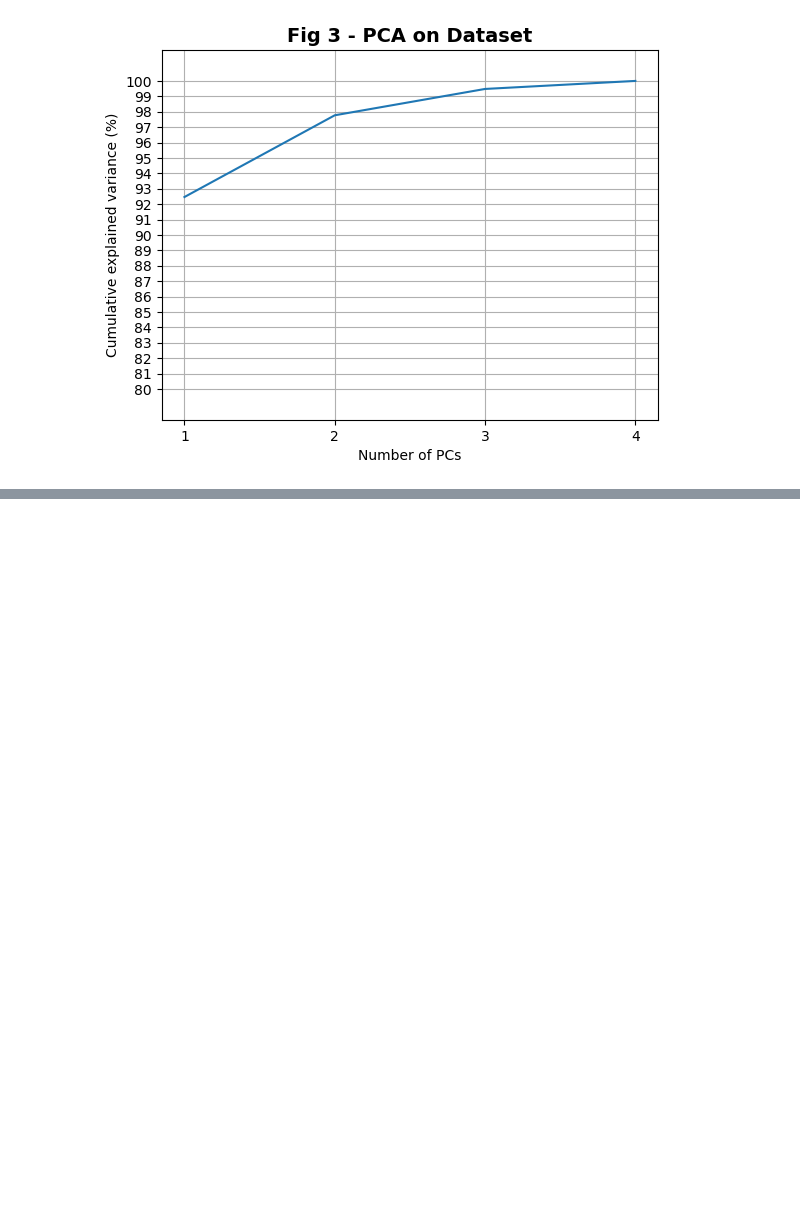
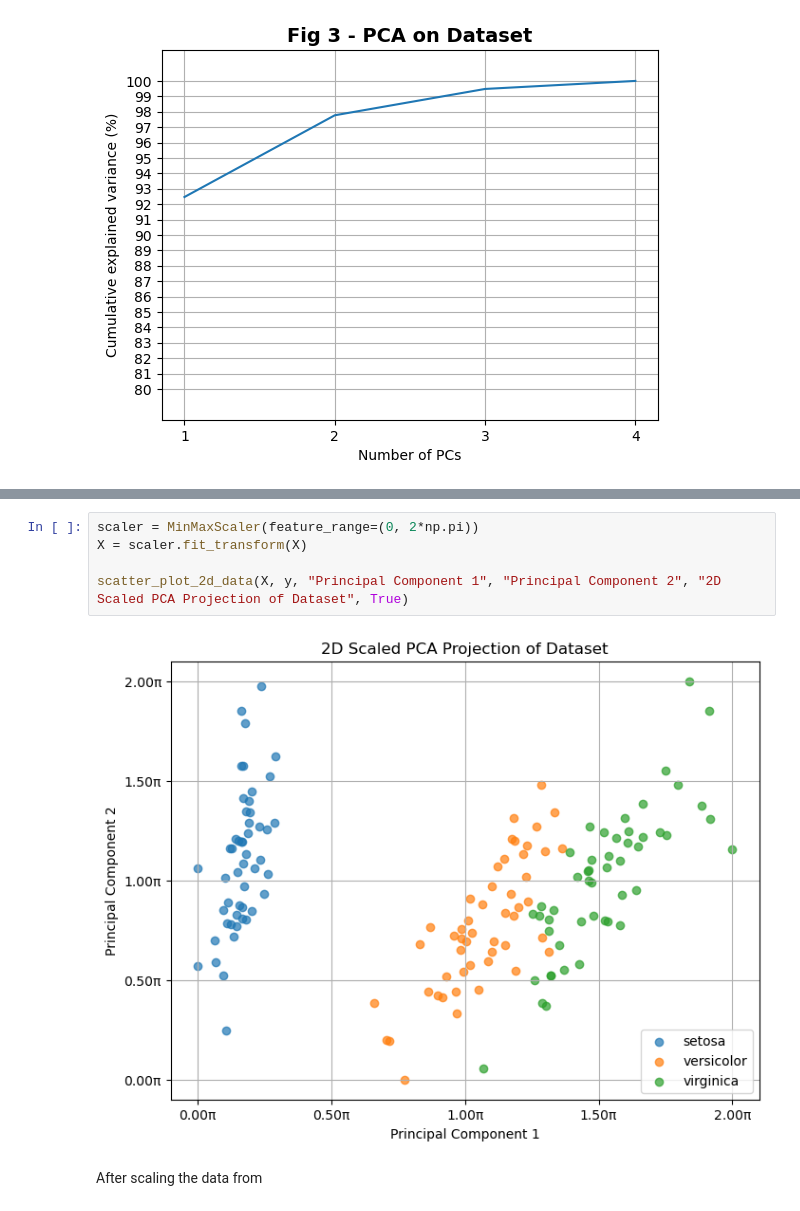
Before and after one commit to martinfloo/inf367-ma2, a Jupyter notebook: notebook_tobias_version.ipynb, the cells around one changed output, grey strips where cells are left out. Cells and saved outputs as stored; diff of their text form; blank space fills up the shorter version.

```diff
--- a/notebook_tobias_version.ipynb
+++ b/notebook_tobias_version.ipynb
@@ -181,0 +244,9 @@ PCA_on_dataset(X)
+# %%
+scaler = MinMaxScaler(feature_range=(0, 2*np.pi))
+X = scaler.fit_transform(X)
+
+scatter_plot_2d_data(X, y, "Principal Component 1", "Principal Component 2", "2D Scaled PCA Projection of Dataset", True)
+# %% [output]
+[figure, added]
+# %% [markdown]
+After scaling the data from
```
Also changed, not shown: parts of 7 cells of this notebook.
